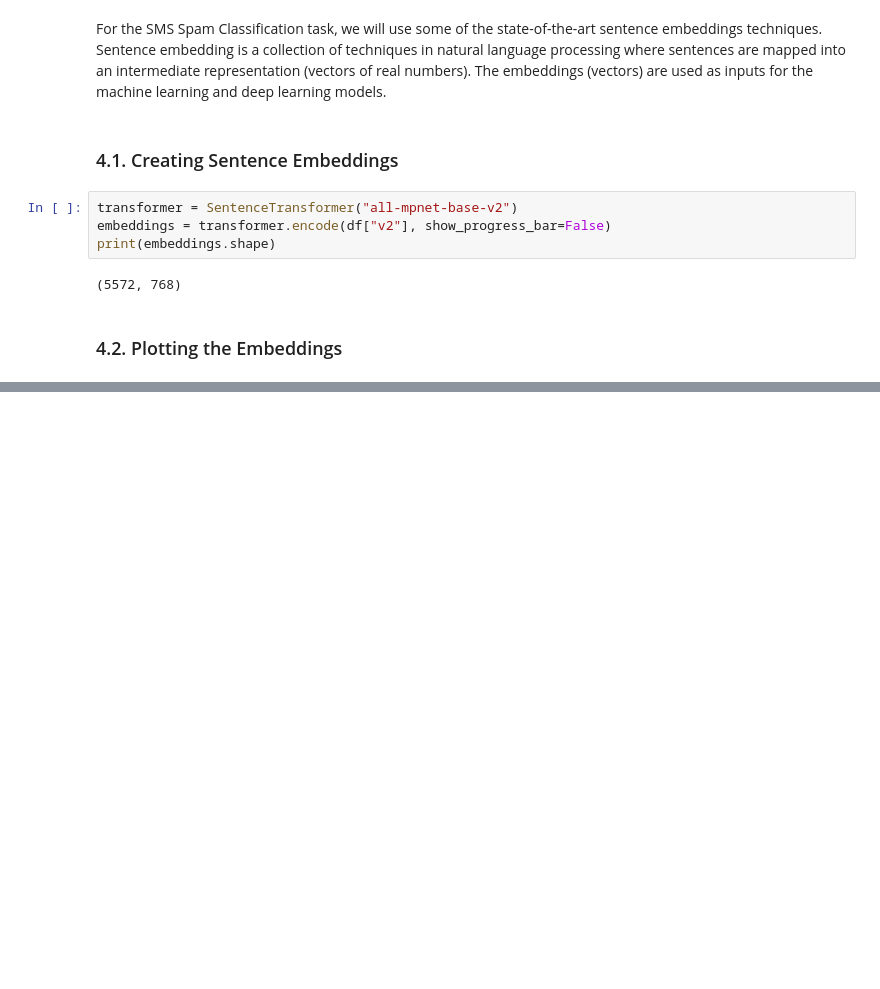
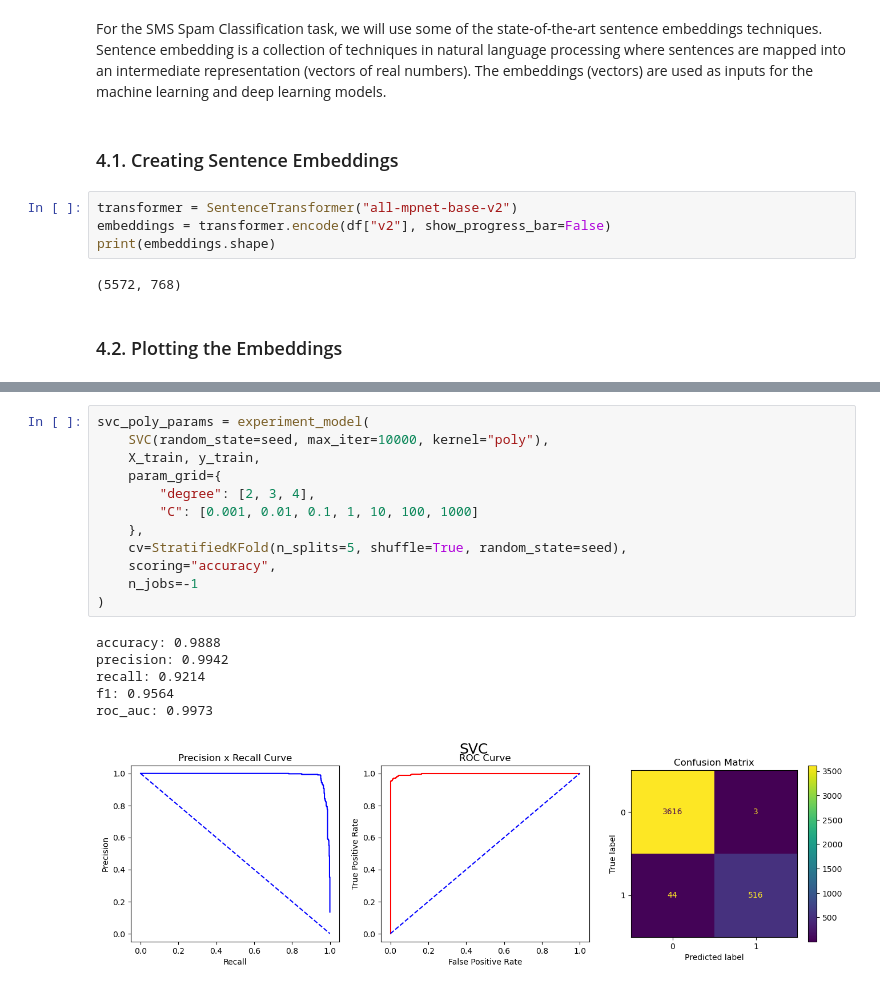
Before and after one commit to IgorTrevelin/data-science, a Jupyter notebook: SMS Spam Detection/spam.ipynb, the cells around one changed output, grey strips where cells are left out. Saved outputs shown, nothing was run; the diff lists cells and outputs as text; blank space fills up the shorter version.

```diff
--- a/SMS Spam Detection/spam.ipynb
+++ b/SMS Spam Detection/spam.ipynb
@@ -148,0 +298,19 @@ X_test: (1393, 768)
+# %%
+svc_poly_params = experiment_model(
+    SVC(random_state=seed, max_iter=10000, kernel="poly"),
+    X_train, y_train,
+    param_grid={
+        "degree": [2, 3, 4],
+        "C": [0.001, 0.01, 0.1, 1, 10, 100, 1000]
+    },
+    cv=StratifiedKFold(n_splits=5, shuffle=True, random_state=seed),
+    scoring="accuracy",
+    n_jobs=-1
+)
+# %% [output]
+accuracy: 0.9888
+precision: 0.9942
+recall: 0.9214
+f1: 0.9564
+roc_auc: 0.9973
+[figure, added]
```
Also changed, not shown: parts of 33 cells of this notebook.
